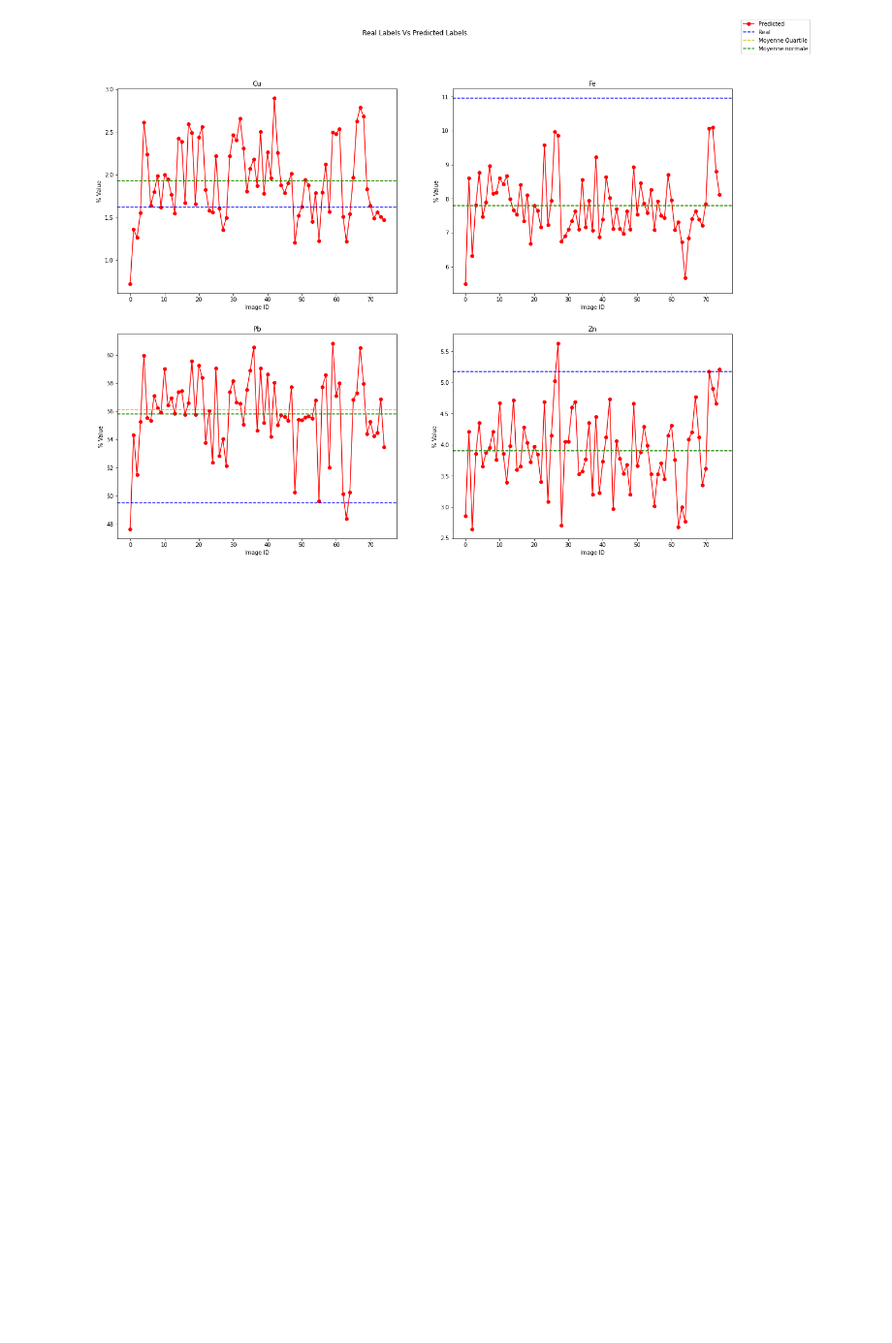
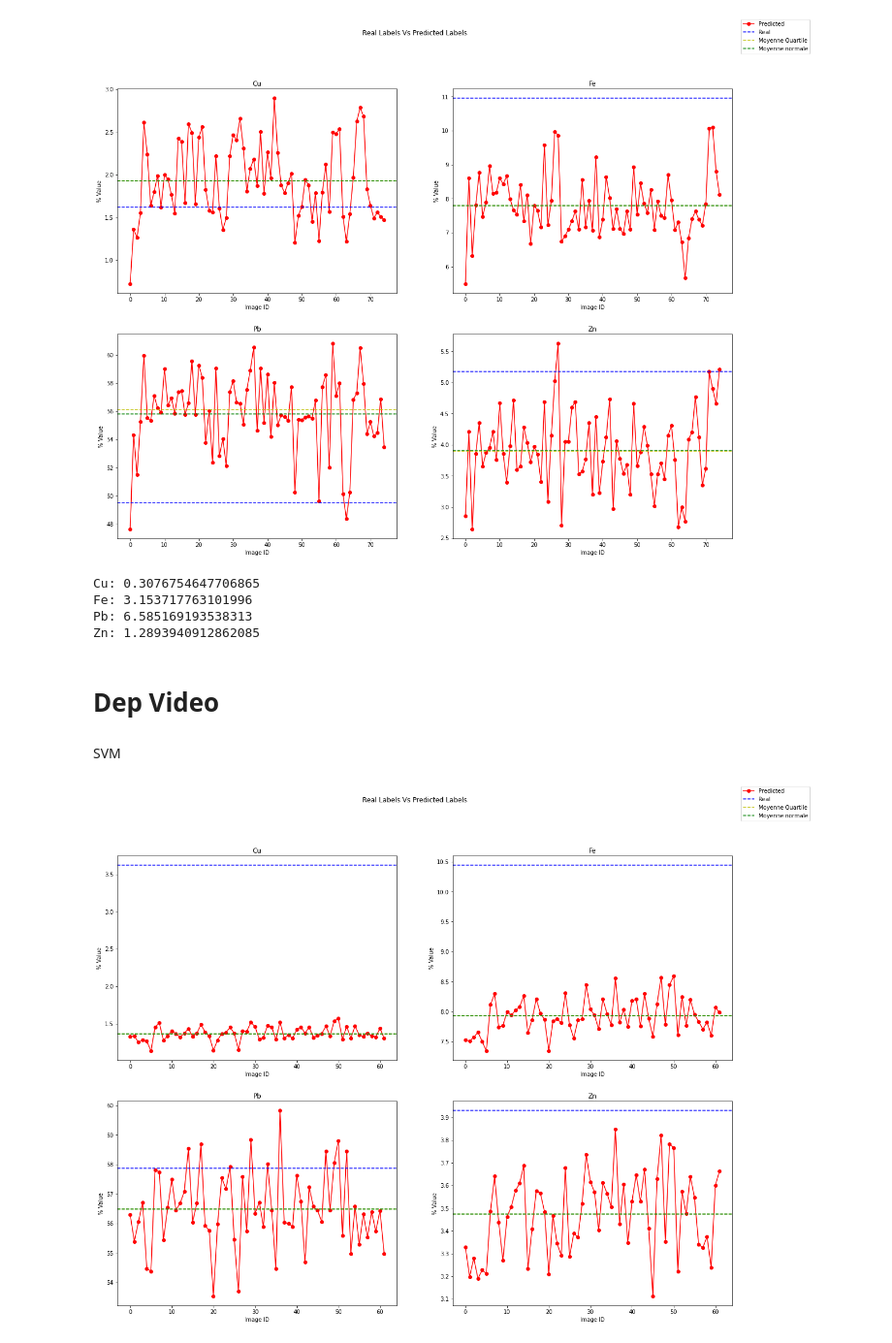
Before and after one commit to Ahmedbendaouia/MIC-DS23-CNNR-FFT-TinyML, a Jupyter notebook: FFT on froth/fft_based.ipynb, the cells around one changed output. Shown at 97% size. Saved outputs shown, nothing was run; the diff lists cells and outputs as text; code cells hidden in the pictures; blank space fills up the shorter version.

```diff
--- a/FFT on froth/fft_based.ipynb
+++ b/FFT on froth/fft_based.ipynb
@@ -510,36 +255,3 @@ def PlotTenneurs(TeneurPredit, TeneurReel, Moyenne , Element):
-# %%
-def PlotAllTenneurs(TeneurPredit, TeneurReel, Moyenne):
-    elements = ['Cu', 'Fe', 'Pb', 'Zn']
-    Ordre = {'Cu': 0 , 'Fe': 1, 'Pb': 2 , 'Zn':3}
-
-    TeneurPreditList = []
-    fig, axs = plt.subplots(2, 2, figsize=(20, 15))
-    fig.suptitle('Real Labels Vs Predicted Labels')
-
-    for ax, Element in zip(axs.flat, elements):
-        ax.set_title(Element)
-        ax.set(xlabel='Image ID', ylabel='% Value')
-        # ax.label_outer()
-
-        TeneurPreditList = []
-        for i in range (0, len(TeneurPredit)):
-            TeneurPreditList.append(TeneurPredit[i][0][Ordre[Element]])
-
-        y=TeneurPreditList
-        x=TeneurReel[Ordre[Element]]
-        Avg_normale = np.average(TeneurPreditList)
-        QuartMoyenne = Moyenne[Ordre[Element]]
-
-        ax.plot(y, 'ro-')
-
-        ax.axhline(y = x, color = 'b', linestyle = '--')
-        ax.axhline(y = QuartMoyenne, color = 'y', linestyle = '--')
-        ax.axhline(y = Avg_normale, color = 'g', linestyle = '--')
-
-    fig.legend(['Predicted','Real', 'Moyenne Quartile', 'Moyenne normale'], loc='upper right')
-    plt.show()
-
-    return
 # %% [markdown]
 # Test Video #1
 # %%
@@ -612,3 +394,30 @@ Moyenne = CalculMoyenneTenneursPredites(Teneur_predit)
 PlotAllTenneurs(Teneur_predit, TeunneurReel, Moyenne)
 # %% [output]
 [figure]
+# %%
+print(f"Cu: {abs(TeunneurReel[0] - Moyenne[0])}")
+print(f"Fe: {abs(TeunneurReel[1] - Moyenne[1])}")
+print(f"Pb: {abs(TeunneurReel[2] - Moyenne[2])}")
+print(f"Zn: {abs(TeunneurReel[3] - Moyenne[3])}")
+# %% [output]
+Cu: 0.3076754647706865
+Fe: 3.153717763101996
+Pb: 6.585169193538313
+Zn: 1.2893940912862085
+# %% [markdown]
+# Dep Video
+# %%
+msvm = pickle.load(open("./models/svm_model", 'rb'))
+mxgb = pickle.load(open("./models/xgboost_model", 'rb'))
+mcb = pickle.load(open("./models/catboost_model", 'rb'))
+mrf = pickle.load(open("./models/random_forest_model", 'rb'))
+# %%
+TeunneurReel = TenneurReel("rl4_pb15-7.mp4", "DataSource.xlsx")
+# %% [markdown]
+SVM
+# %%
+Teneur_predit = predict_video("../video_dep/rl4_pb15-7.mp4", msvm)
+Moyenne = CalculMoyenneTenneursPredites(Teneur_predit)
+PlotAllTenneurs(Teneur_predit, TeunneurReel, Moyenne)
+# %% [output]
+[figure, added]
```
Also changed, not shown: parts of 39 cells of this notebook, 10 other files.
